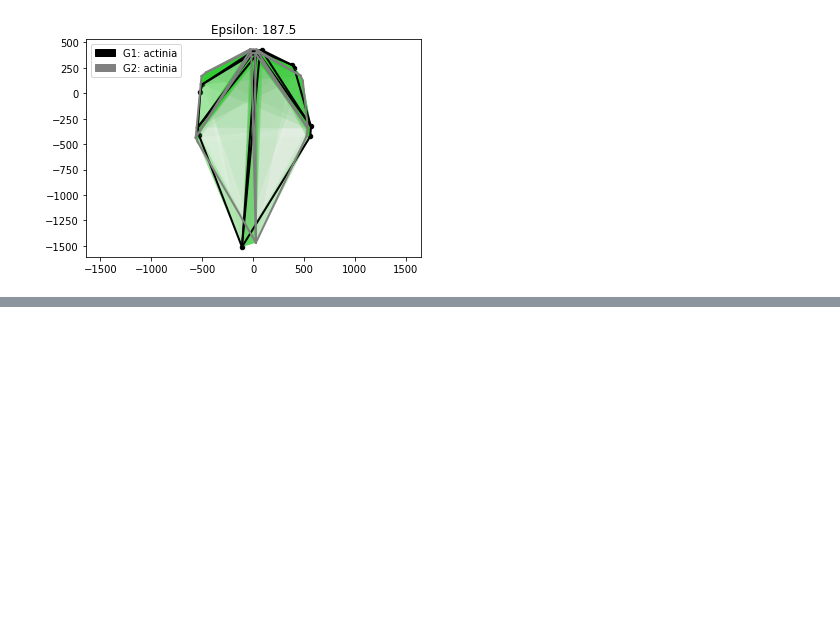
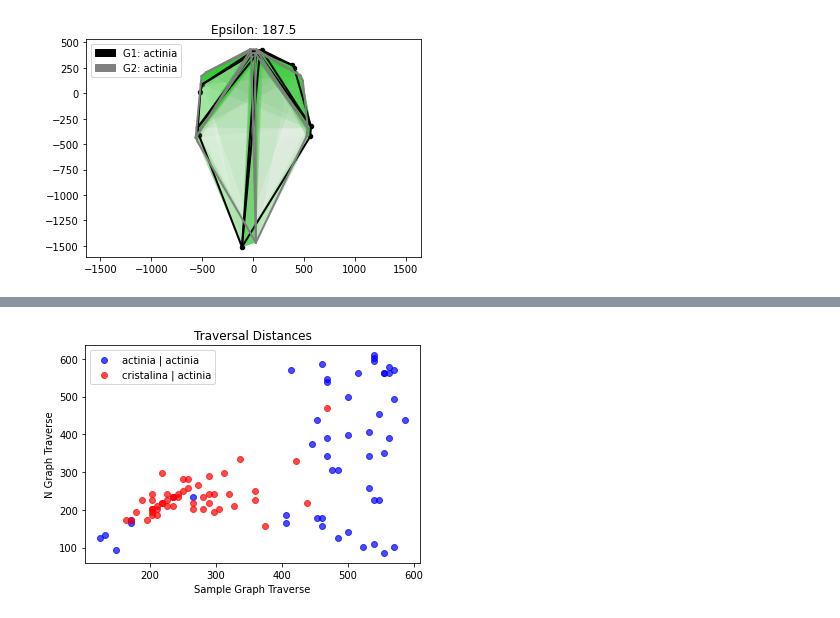
Before and after one commit to compgeomTU/will_rodman_thesis, a Jupyter notebook: leaf_data/maracuya.ipynb, the cells around one changed output, grey strips where cells are left out. Saved outputs shown, nothing was run; the diff lists cells and outputs as text; code cells hidden in the pictures; blank space fills up the shorter version.

```diff
--- a/leaf_data/maracuya.ipynb
+++ b/leaf_data/maracuya.ipynb
@@ -216,5 +202,38 @@ species_2.head()
+# %%
+def cross_search(graph):
+    epsilon_1 = BinarySearch(graph, sample_actinia, left=0, right=1000, precision=10).search()
+    epsilon_2 = BinarySearch(sample_actinia, graph, left=0, right=1000, precision=10).search()
+    return (epsilon_1, epsilon_2)
+
+def matrix_search(graphs_n, graphs_m):
+    epsilons = list()
+    for graph_m in graphs_m:
+        epsilons.append(list())
+        for graph_n in graphs_n:
+            epsilon = BinarySearch(graph_m, graph_n, left=0, right=1000, precision=10).search()
+            epsilons.append(epsilon)
+
+def scatter_plot(coordinates_1, coordinates_2, label_1, label_2):
+    x_values, y_values = zip(*coordinates_1)
+    plt.scatter(x_values, y_values, c='blue', marker='o', label=label_1, alpha=0.7)
+
+    x_values, y_values = zip(*coordinates_2)
+    plt.scatter(x_values, y_values, c='red', marker='o', label=label_2, alpha=0.7)
+
+    plt.xlabel('Sample Graph Traverse')
+    plt.ylabel('N Graph Traverse')
+    plt.title('Traversal Distances')
+    #plt.xlim(0, 400)
+    #plt.ylim(0, 400)
+
+    plt.legend()
+    plt.show()
 # %%
-graphs_2 = list()
-for index, row in species_2.head(10).iterrows():
+cristalina_df = df[df['species'] == 'cristalina']
+
+cristalina_graphs = list()
+for index, row in cristalina_df.head(50).iterrows():
     graph = observation_to_graph(row)
-    graphs_2.append(graph)
+    cristalina_graphs.append(graph)
+
+cristalina_df.head()
@@ -220,0 +248,6 @@ for index, row in species_2.head(10).iterrows():
+# %%
+actinia_epsilons = list(map(cross_search, actinia_graphs))
+cristalina_epsilons = list(map(cross_search, cristalina_graphs))
+scatter_plot(actinia_epsilons, cristalina_epsilons, 'actinia | actinia', 'cristalina | actinia')
+# %% [output]
+[figure, added]
```
Also changed, not shown: parts of 11 cells of this notebook.
